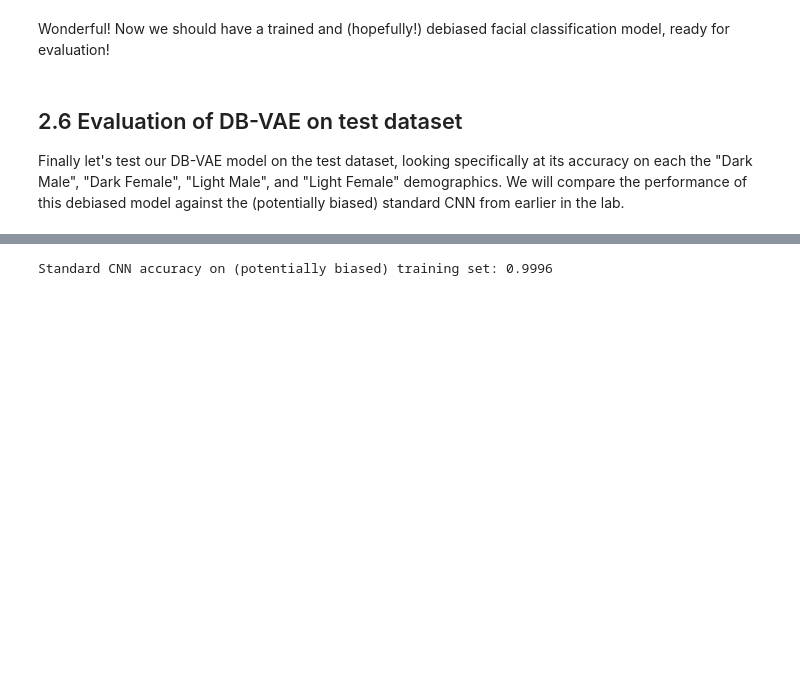
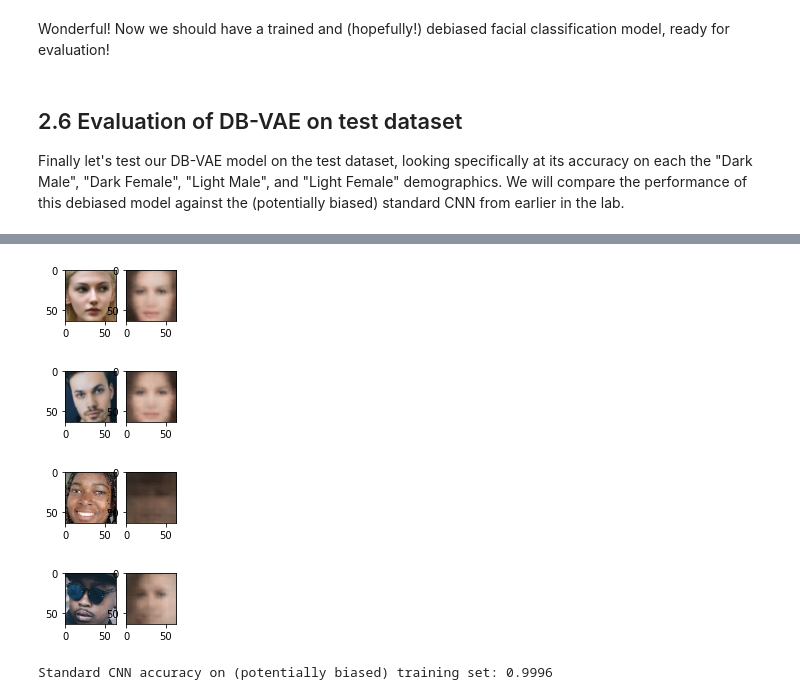
Before and after one commit to LiuJoffrey/introtodeeplearningMIT, a Jupyter notebook: lab2/Part2_Debiasing.ipynb, the cells around one changed output, grey strips where cells are left out. Drawn from its saved outputs; the diff is of its cells as text; code cells hidden in the pictures; blank space fills up the shorter version.

```diff
--- a/lab2/Part2_Debiasing.ipynb
+++ b/lab2/Part2_Debiasing.ipynb
@@ -705,3 +706,13 @@ plt.ylabel("Probability"); plt.legend(bbox_to_anchor=(1.04,1), loc="upper left")
+# %%
+for x in test_faces:
+  x = np.array(x, dtype=np.float32)
+  y = np.ones(x.shape)
+  mdl.util.plot_sample(x, y, dbvae)
+# %% [output]
+[figure, added]
+[figure, added]
+[figure, added]
+[figure, added]
 # %%
 (batch_x, batch_y) = loader.get_batch(5000)
 y_pred_standard = tf.round(tf.nn.sigmoid(dbvae.predict(batch_x)))
```
Also changed, not shown: parts of 8 cells of this notebook.
